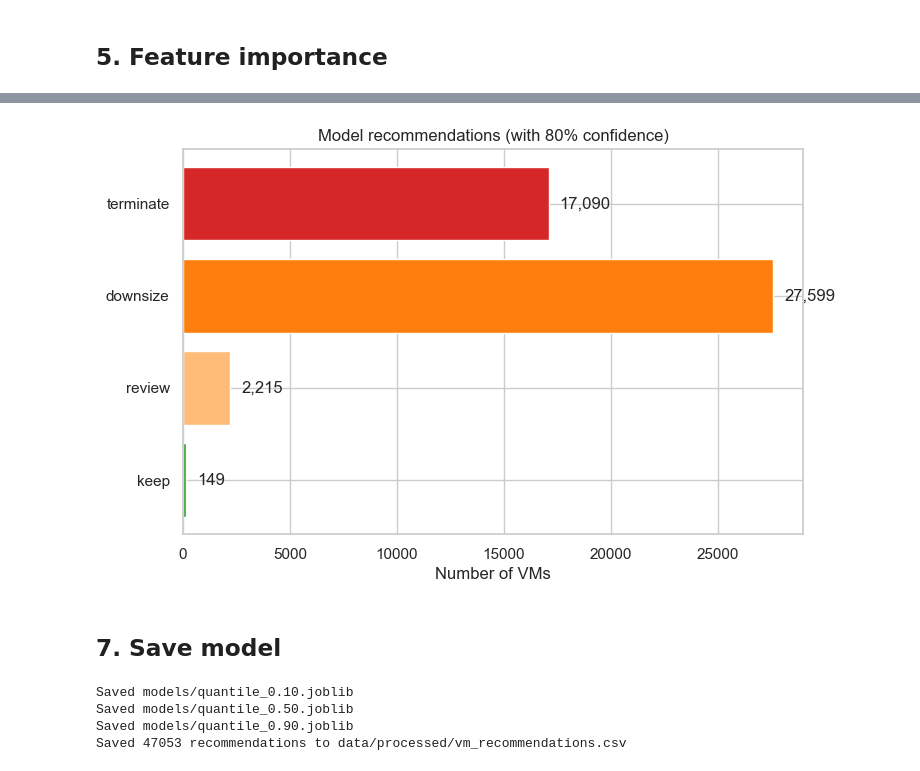
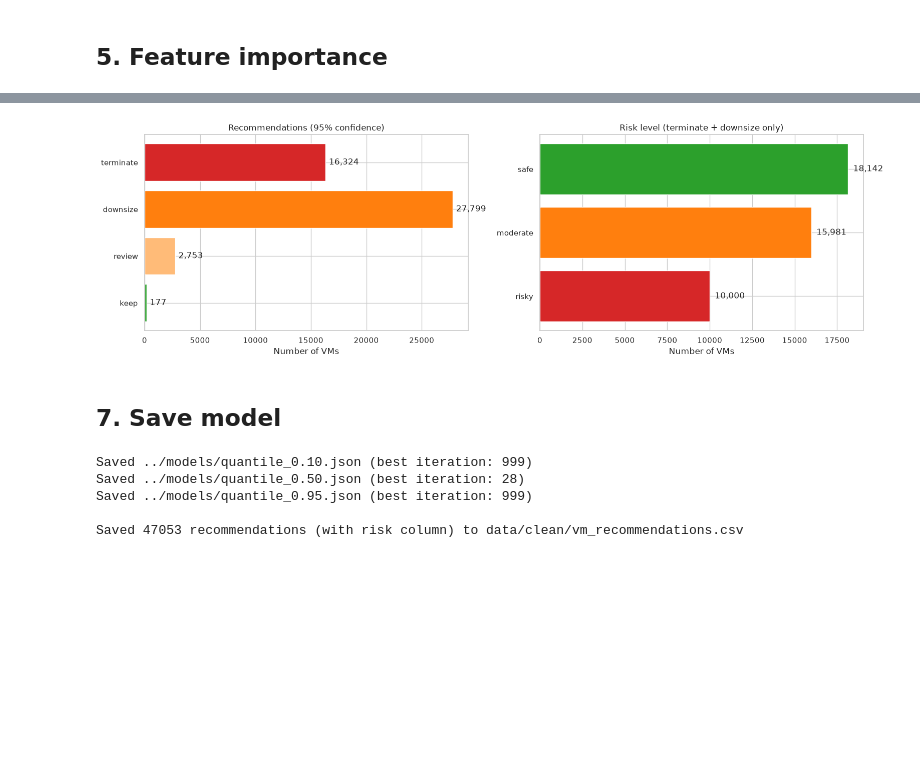
Before and after one commit to aroaxinping/cloud-cost-predictor, a Jupyter notebook: notebooks/03_predictive_model.ipynb, the cells around one changed output, grey strips where cells are left out. Saved outputs shown, nothing was run; the diff lists cells and outputs as text; code cells hidden in the pictures; blank space fills up the shorter version.

```diff
--- a/notebooks/03_predictive_model.ipynb
+++ b/notebooks/03_predictive_model.ipynb
@@ -148,0 +343,20 @@ print(f"80% prediction interval coverage: {coverage*100:.1f}%")
+# %%
+fig, axes = plt.subplots(1, 3, figsize=(18, 5))
+
+for ax, q in zip(axes, quantiles):
+    results = models[q].evals_result()
+    metric_key = list(results["validation_0"].keys())[0]
+    val_loss = results["validation_0"][metric_key]
+    label = f"q={q}" if q != 0.50 else f"q={q} (asymmetric)"
+    ax.plot(val_loss, color="#1f77b4", linewidth=1)
+    best = models[q].best_iteration
+    ax.axvline(best, color="#d62728", linestyle="--", alpha=0.7, label=f"Best: {best}")
+    ax.set_xlabel("Boosting round")
+    ax.set_ylabel("Validation loss")
+    ax.set_title(f"{label}  -  stopped at round {best}")
+    ax.legend()
+
+plt.suptitle("Early stopping curves", fontsize=14, y=1.02)
+plt.tight_layout()
+plt.savefig("../reports/figures/early_stopping_curves.png", dpi=150, bbox_inches="tight")
+plt.show()
@@ -205,31 +460,50 @@ Recommended actions:
 # %%
-fig, ax = plt.subplots(figsize=(8, 5))
-colors = {"terminate": "#d62728", "downsize": "#ff7f0e", "review": "#ffbb78", "keep": "#2ca02c"}
+fig, (ax1, ax2) = plt.subplots(1, 2, figsize=(16, 5))
+
+# Left: actions
+colors_action = {"terminate": "#d62728", "downsize": "#ff7f0e", "review": "#ffbb78", "keep": "#2ca02c"}
 order = ["terminate", "downsize", "review", "keep"]
 bars = [action_counts.get(c, 0) for c in order]
-bar_colors = [colors[c] for c in order]
+bar_colors = [colors_action[c] for c in order]
+ax1.barh(order, bars, color=bar_colors, edgecolor="white")
+for i, v in enumerate(bars):
+    ax1.text(v + 300, i, f"{v:,}", va="center")
+ax1.set_xlabel("Number of VMs")
+ax1.set_title("Recommendations (95% confidence)")
+ax1.invert_yaxis()
 
-ax.barh(order, bars, color=bar_colors, edgecolor="white")
-for i, v in enumerate(bars):
-    ax.text(v + 500, i, f"{v:,}", va="center")
-ax.set_xlabel("Number of VMs")
-ax.set_title("Model recommendations (with 80% confidence)")
-ax.invert_yaxis()
+# Right: risk breakdown for terminate + downsize
+colors_risk = {"safe": "#2ca02c", "moderate": "#ff7f0e", "risky": "#d62728"}
+risk_order = ["safe", "moderate", "risky"]
+actionable_recs = recs[recs["action"].isin(["terminate", "downsize"])]
+risk_data = actionable_recs["risk"].value_counts()
+bars_r = [risk_data.get(r, 0) for r in risk_order]
+bar_colors_r = [colors_risk[r] for r in risk_order]
+ax2.barh(risk_order, bars_r, color=bar_colors_r, edgecolor="white")
+for i, v in enumerate(bars_r):
+    ax2.text(v + 300, i, f"{v:,}", va="center")
+ax2.set_xlabel("Number of VMs")
+ax2.set_title("Risk level (terminate + downsize only)")
+ax2.invert_yaxis()
+
+plt.tight_layout()
 plt.savefig("../reports/figures/recommendations.png", dpi=150, bbox_inches="tight")
 plt.show()
 # %% [output]
-[figure, old version]
+[figure, new version]
 # %% [markdown]
 ## 7. Save model
 # %%
 for q, model in models.items():
-    joblib.dump(model, f"../models/quantile_{q:.2f}.joblib")
-    print(f"Saved models/quantile_{q:.2f}.joblib")
+    path = f"../models/quantile_{q:.2f}.json"
+    model.save_model(path)
+    print(f"Saved {path} (best iteration: {model.best_iteration})")
 
 recs.to_csv(DATA / "vm_recommendations.csv", index=False)
-print(f"Saved {len(recs)} recommendations to data/processed/vm_recommendations.csv")
+print(f"\nSaved {len(recs)} recommendations (with risk column) to data/clean/vm_recommendations.csv")
 # %% [output]
-Saved models/quantile_0.10.joblib
-Saved models/quantile_0.50.joblib
-Saved models/quantile_0.90.joblib
-Saved 47053 recommendations to data/processed/vm_recommendations.csv
+Saved ../models/quantile_0.10.json (best iteration: 999)
+Saved ../models/quantile_0.50.json (best iteration: 28)
+Saved ../models/quantile_0.95.json (best iteration: 999)
+
+Saved 47053 recommendations (with risk column) to data/clean/vm_recommendations.csv
```
Also changed, not shown: parts of 18 cells of this notebook, 24 other files.
